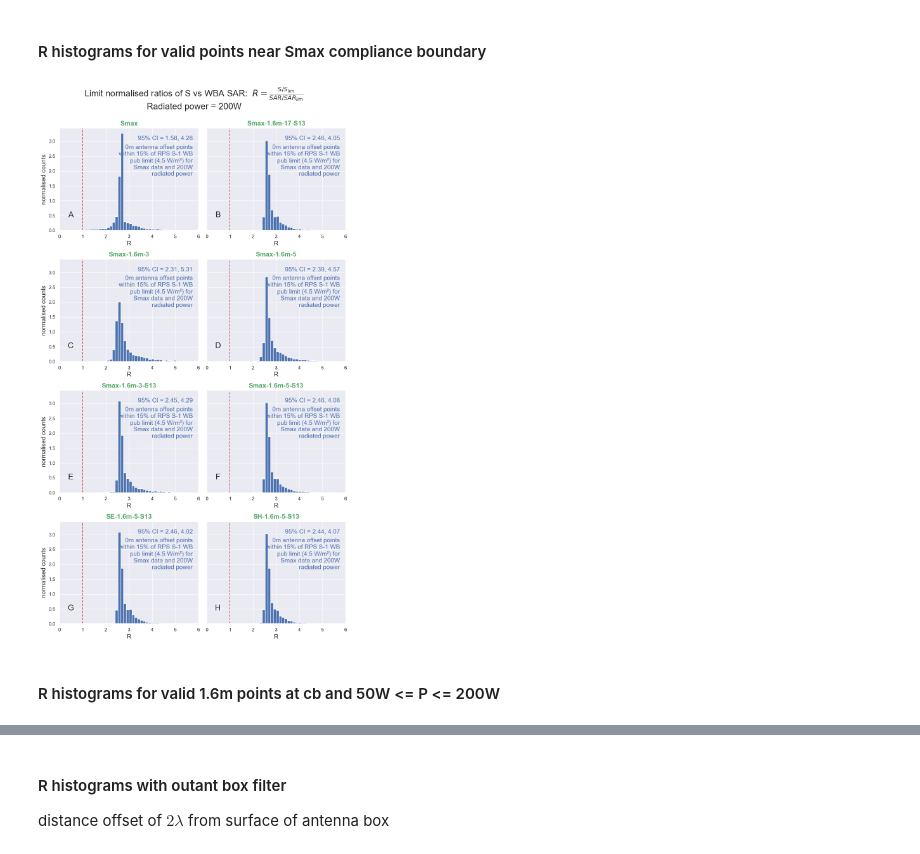
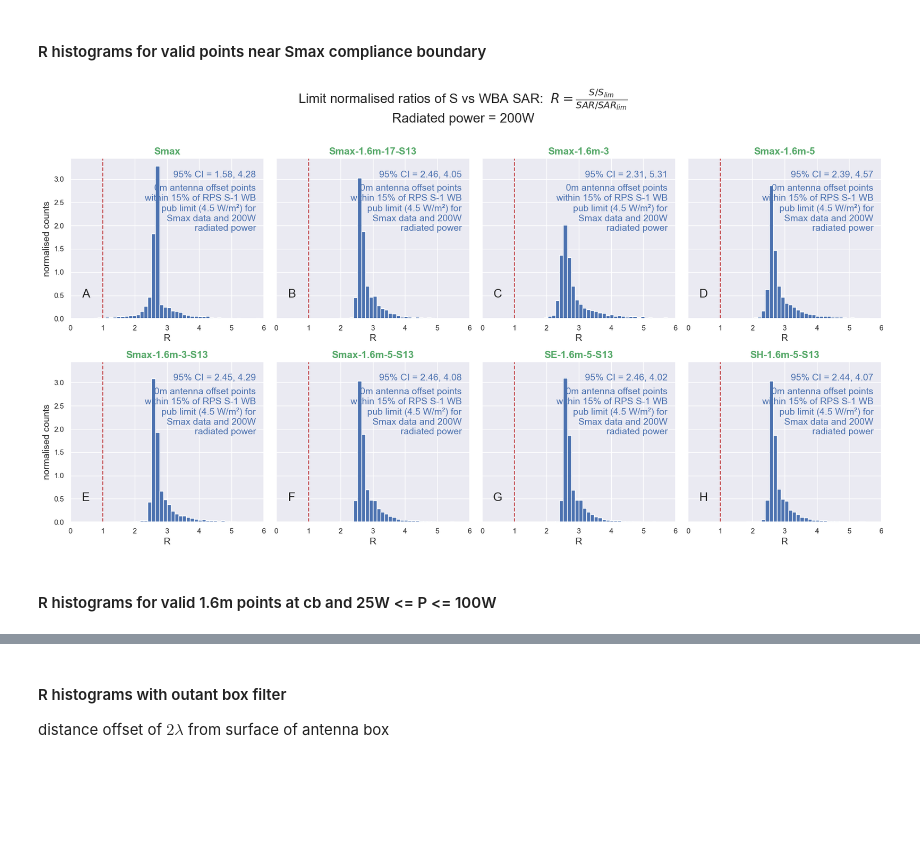
Before and after one commit to dreme/spatial-averaging-wg, a Jupyter notebook: notebooks/horizontal_yagi_trial3.ipynb, the cells around one changed output, grey strips where cells are left out. Drawn from its saved outputs; the diff is of its cells as text; code cells hidden in the pictures; blank space fills up the shorter version.

```diff
--- a/notebooks/horizontal_yagi_trial3.ipynb
+++ b/notebooks/horizontal_yagi_trial3.ipynb
@@ -915,7 +915,7 @@ def histR(sflist,dtlist,cols=2,power=''):
         mean = data.mean().round(2)
         text = f'95% CI = {ci[0]}, {ci[1]}{cisuffix}\n$\\mu$ = {mean}{cisuffix}'
         text = f'95% CI = {ci[0]}, {ci[1]}{cisuffix}'
-        if i % 2 == 0:
+        if i % cols == 0:
             axes[i].set_ylabel('normalised counts',fontsize=14)
         if dB:
             axes[i].axvline(x=0, color='r',ls='--')
@@ -1047,20 +1047,20 @@ plt.savefig(plotdir + 'R histogram yagi near.png', dpi=150)
 # %%
 power = 200
 f = R.sf('cb', setting='pub', data='Smax', offset=0,
            errtol=0.15, spatavgL=1.6, power=power, standard='RPS S-1 WB')
 sflist_c = [['Smax',f],
             ['Smax-1.6m-17-S13',f],
             ['Smax-1.6m-3',f],
             ['Smax-1.6m-5',f],
             ['Smax-1.6m-3-S13',f],
             ['Smax-1.6m-5-S13',f],
             ['SE-1.6m-5-S13',f],
             ['SH-1.6m-5-S13',f]]
 
-histR(sflist_c,dtlist,cols=2,power=power)
+histR(sflist_c,dtlist,cols=4,power=power)
 plt.savefig(plotdir + 'R histogram yagi cb 50W.png', dpi=150)
 # %% [output]
-[figure, old version]
+[figure, new version]
 # %% [markdown]
-#### R histograms for valid 1.6m points at cb and 50W <= P <= 200W
+#### R histograms for valid 1.6m points at cb and 25W <= P <= 100W
 # %%
```
Also changed, not shown: parts of 6 cells of this notebook, 12 other files.
